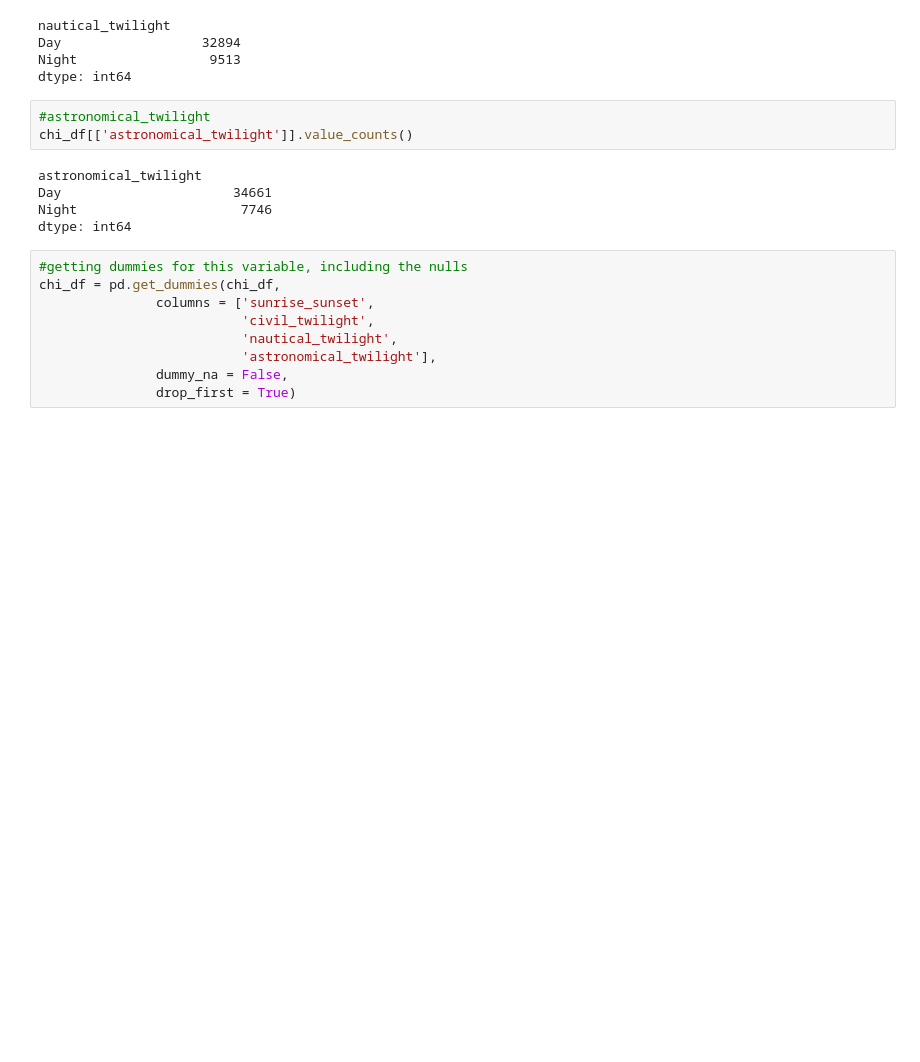
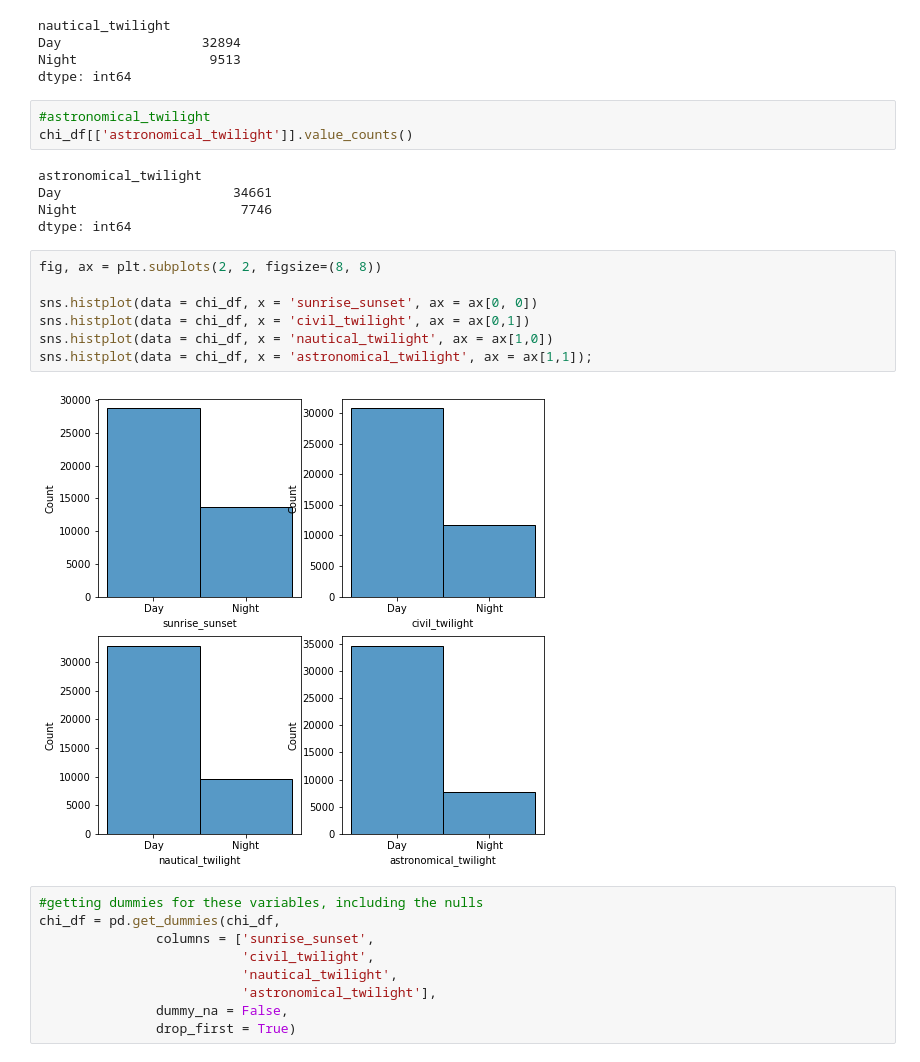
Before and after one commit to jeffreyfloyd/DST-and-traffic-implications, a Jupyter notebook: code/data_cleaning.ipynb, the cells around one changed output. Cells and saved outputs as stored; diff of their text form; blank space fills up the shorter version.

```diff
--- a/code/data_cleaning.ipynb
+++ b/code/data_cleaning.ipynb
@@ -743,8 +733,17 @@ astronomical_twilight
 Day                      34661
 Night                     7746
 dtype: int64
+# %%
+fig, ax = plt.subplots(2, 2, figsize=(8, 8))
+
+sns.histplot(data = chi_df, x = 'sunrise_sunset', ax = ax[0, 0])
+sns.histplot(data = chi_df, x = 'civil_twilight', ax = ax[0,1])
+sns.histplot(data = chi_df, x = 'nautical_twilight', ax = ax[1,0])
+sns.histplot(data = chi_df, x = 'astronomical_twilight', ax = ax[1,1]);
+# %% [output]
+[figure, added]
 # %%
-#getting dummies for this variable, including the nulls
+#getting dummies for these variables, including the nulls
 chi_df = pd.get_dummies(chi_df,
                columns = ['sunrise_sunset',
                           'civil_twilight',
```
Also changed, not shown: parts of 18 cells of this notebook.
